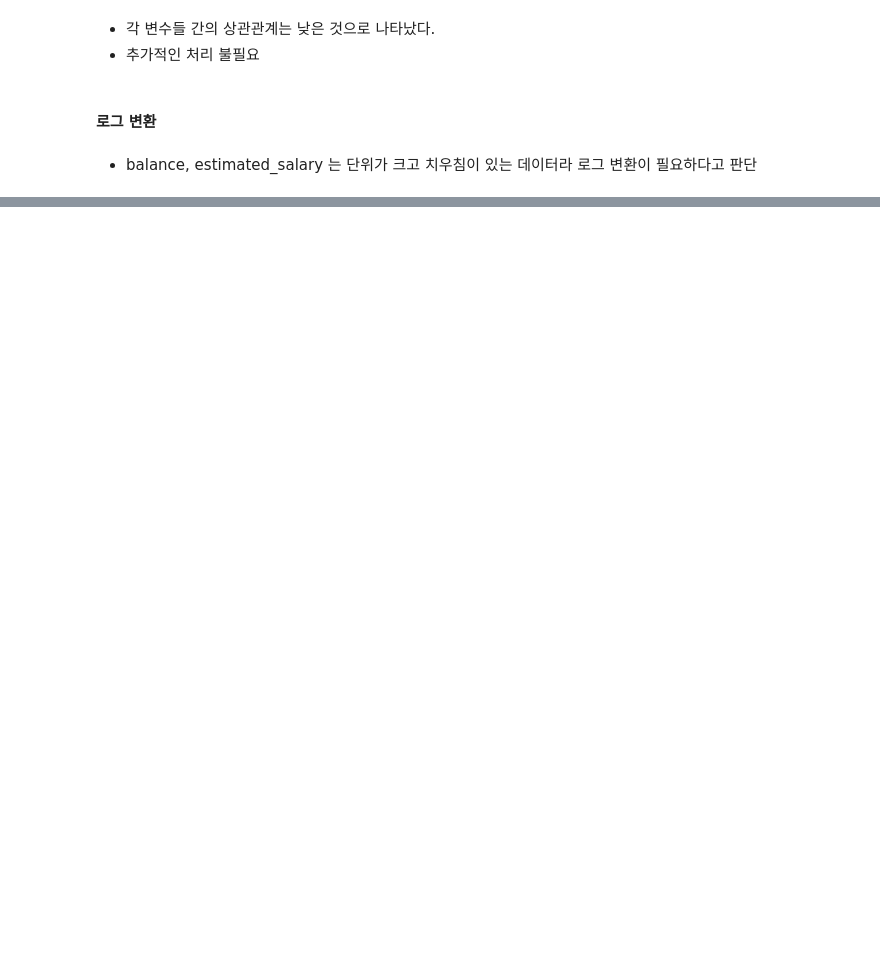
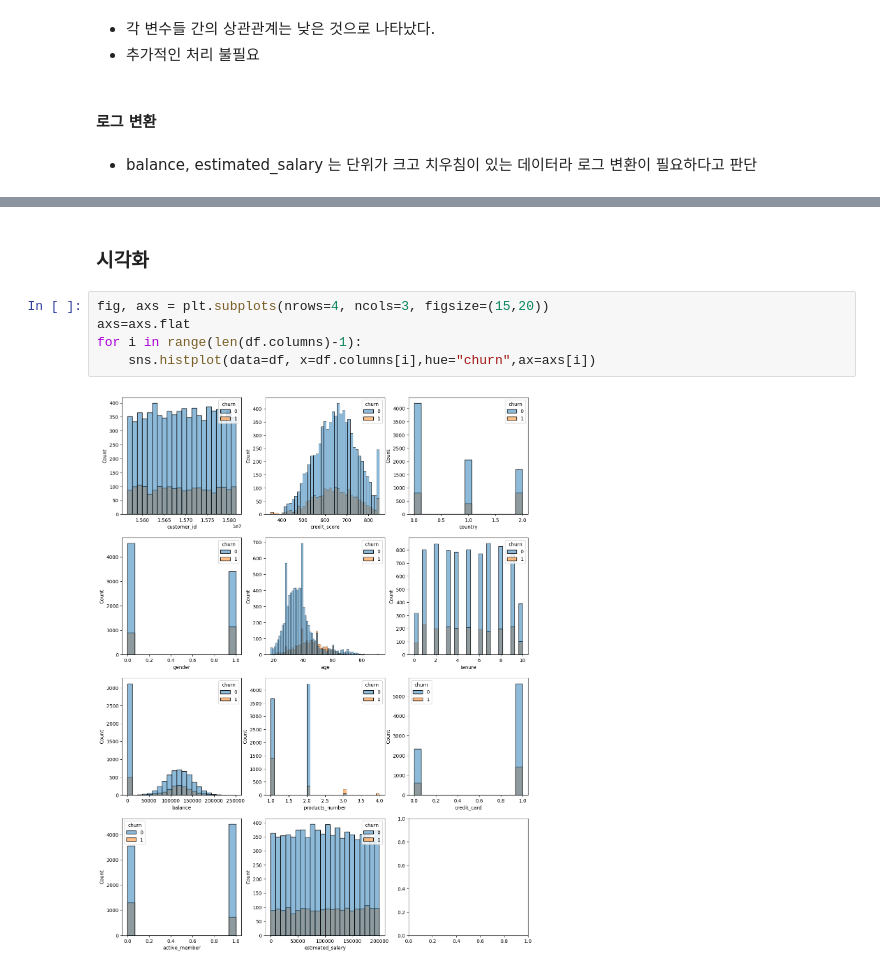
Before and after one commit to SKNETWORKS-FAMILY-AICAMP/SKN09-2nd-4Team, a Jupyter notebook: YJ.ipynb, the cells around one changed output, grey strips where cells are left out. Cells and saved outputs as stored; diff of their text form; blank space fills up the shorter version.

```diff
--- a/YJ.ipynb
+++ b/YJ.ipynb
@@ -251,0 +236,9 @@ print("왜도가 1보다 큰 컬럼들:", skewed_colums)
+# %% [markdown]
+### 시각화
+# %%
+fig, axs = plt.subplots(nrows=4, ncols=3, figsize=(15,20))
+axs=axs.flat
+for i in range(len(df.columns)-1):
+    sns.histplot(data=df, x=df.columns[i],hue="churn",ax=axs[i])
+# %% [output]
+[figure, added]
```
Also changed, not shown: parts of 8 cells of this notebook.
